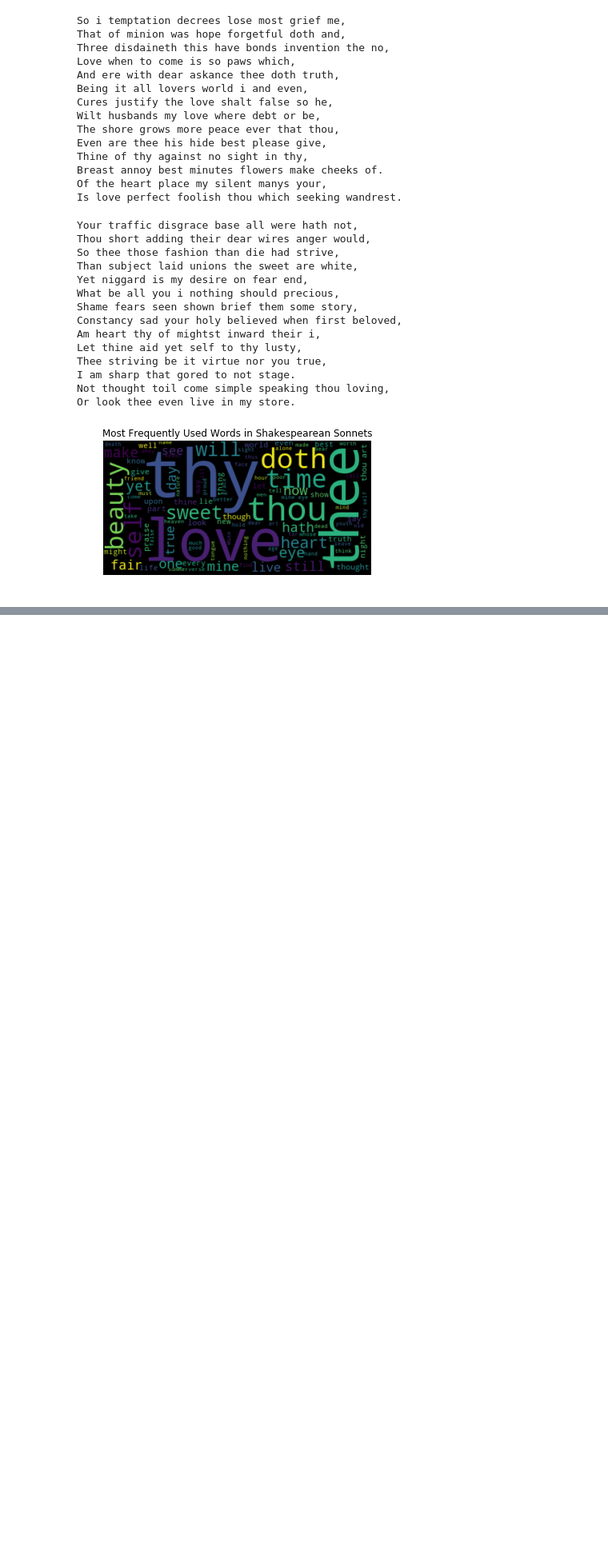
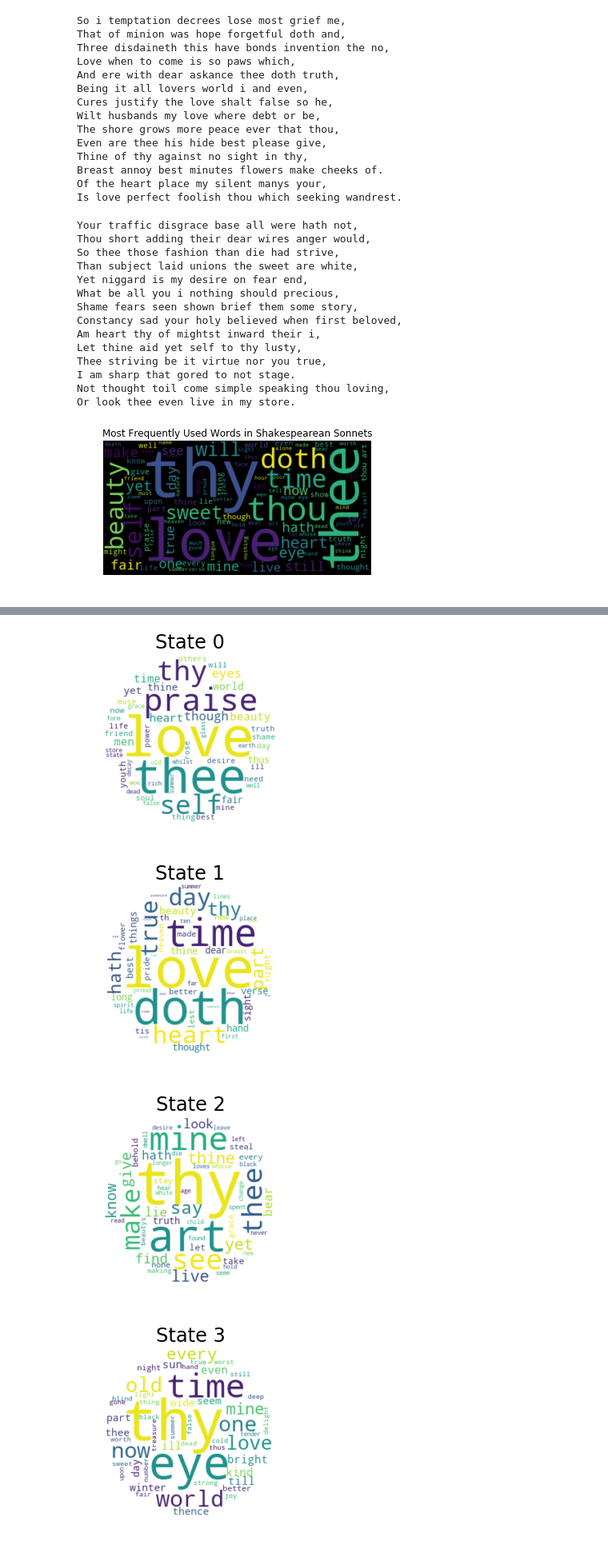
Before and after one commit to amandaliusa/cs155-shakespeare, a Jupyter notebook: unsupervised_hmm_stanzas.ipynb, the cells around one changed output, grey strips where cells are left out. Shown at 80% size. Saved outputs shown, nothing was run; the diff lists cells and outputs as text; code cells hidden in the pictures; blank space fills up the shorter version.

```diff
--- a/unsupervised_hmm_stanzas.ipynb
+++ b/unsupervised_hmm_stanzas.ipynb
@@ -311,0 +319,7 @@ plt.savefig('figures/sonnet_wordcloud.png')
+# %%
+wordclouds = states_to_wordclouds(hmm6, obs_map)
+# %% [output]
+[figure, added]
+[figure, added]
+[figure, added]
+[figure, added]
```
Also changed, not shown: parts of 5 cells of this notebook, 4 other files.
